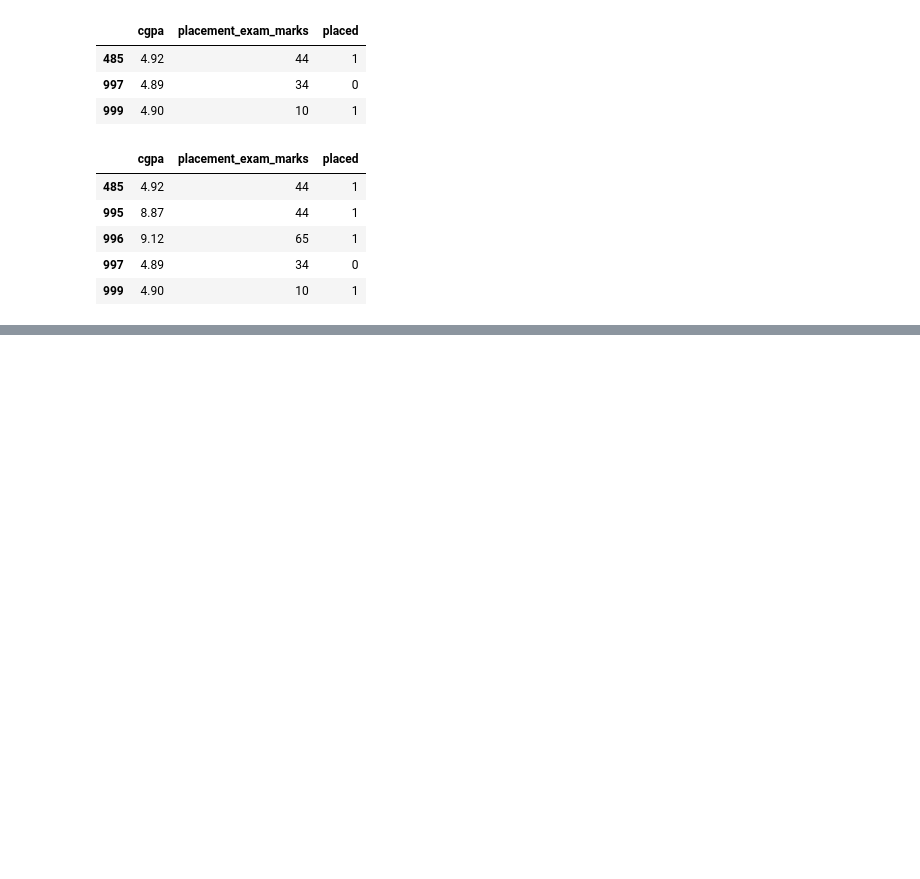
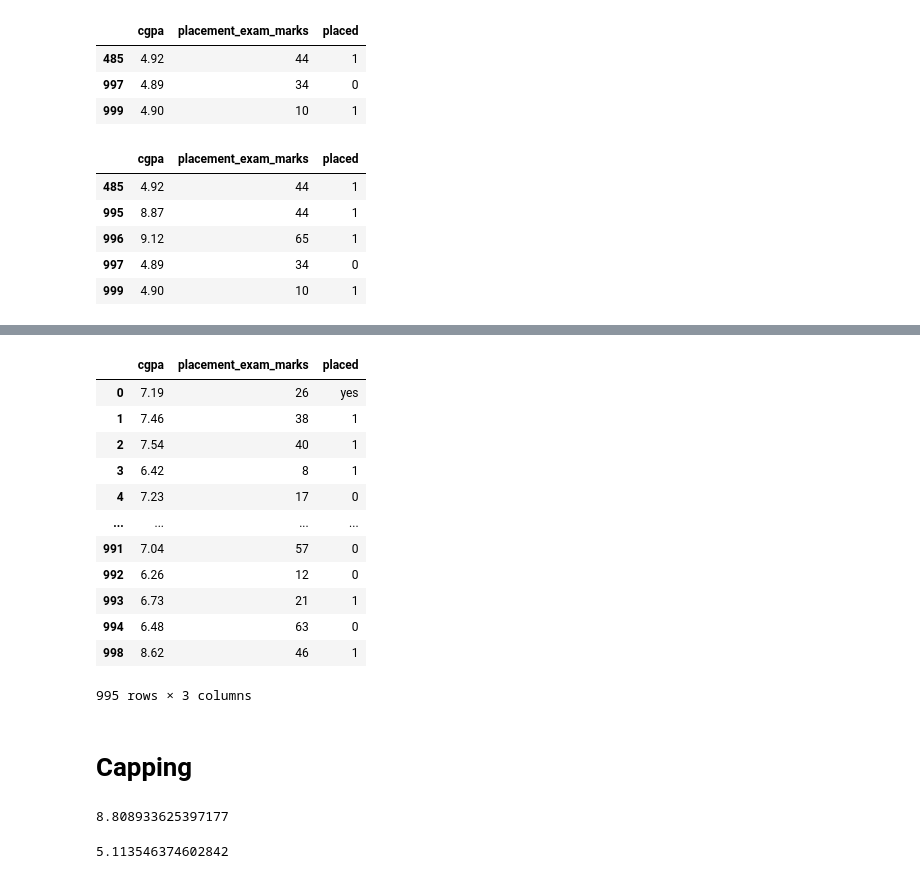
Before and after one commit to ankittrajj/WD_DA_17_Aug_2_30pm, a Jupyter notebook: outliers detection.ipynb, the cells around one changed output, grey strips where cells are left out. Drawn from its saved outputs; the diff is of its cells as text; code cells hidden in the pictures; blank space fills up the shorter version.

Commit message:
updated with trimming & capping

```diff
--- a/outliers detection.ipynb
+++ b/outliers detection.ipynb
@@ -86,0 +98,28 @@ df[(df['cgpa']>8.8)| (df['cgpa']<5)]
+# %%
+newdf = df[(df['cgpa']<8.8) & (df['cgpa']>5)]
+# %%
+newdf
+# %% [output]
+|  | cgpa | placement_exam_marks | placed |
+| 0 | 7.19 | 26 | yes |
+| 1 | 7.46 | 38 | 1 |
+| 2 | 7.54 | 40 | 1 |
+| 3 | 6.42 | 8 | 1 |
+| 4 | 7.23 | 17 | 0 |
+| ... | ... | ... | ... |
+| 991 | 7.04 | 57 | 0 |
+| 992 | 6.26 | 12 | 0 |
+| 993 | 6.73 | 21 | 1 |
+| 994 | 6.48 | 63 | 0 |
+| 998 | 8.62 | 46 | 1 |
+995 rows × 3 columns
+# %% [markdown]
+# Capping
+# %%
+upperlimit
+# %% [output]
+8.808933625397177
+# %%
+lowerlimit
+# %% [output]
+5.113546374602842
```
Also changed, not shown: parts of 6 cells of this notebook.
